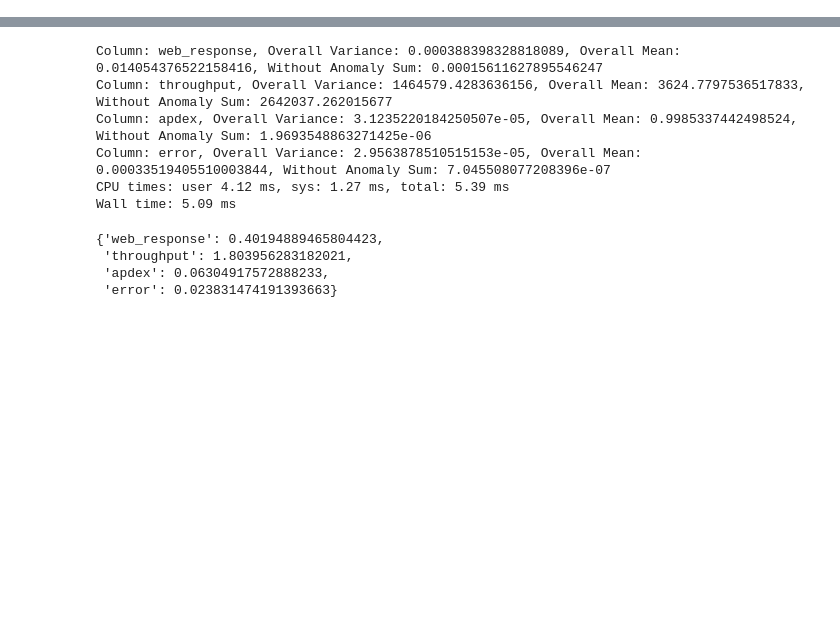
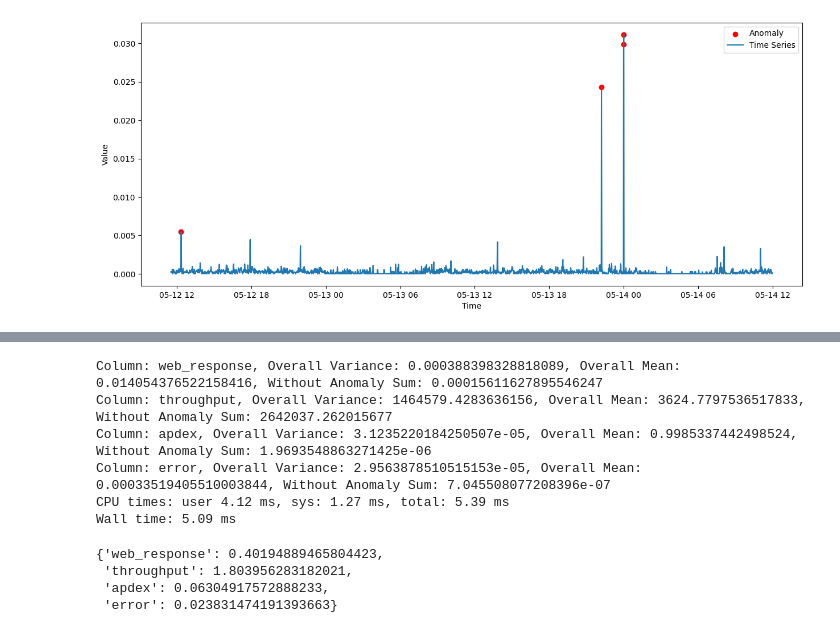
Before and after one commit to REU-DS-CLUB/redlab_hack, a Jupyter notebook: models.ipynb, the cells around one changed output, grey strips where cells are left out. Cells and saved outputs as stored; diff of their text form; code cells hidden in the pictures; blank space fills up the shorter version.

```diff
--- a/models.ipynb
+++ b/models.ipynb
@@ -40,11 +98,11 @@ def calculate_weight(anomaly_dict: dict[str, pd.DataFrame], start: datetime, end
 # %%
-start_str = "2024-04-26 11:32:00"
-end_str = "2024-04-28 11:58:00"
+start_str = "2024-05-12 11:32:00"
+end_str = "2024-05-14 11:58:00"
 date_format = "%Y-%m-%d %H:%M:%S"
 
 start_obj = datetime.strptime(start_str, date_format)
 end_obj = datetime.strptime(end_str, date_format)
 
-res = ml(data, start_obj, end_obj, column_names=["web_response", "throughput", "apdex", "error"])
+res = ml(data, start_obj, end_obj)
 # %% [output]
 [Parallel(n_jobs=2)]: Using backend LokyBackend with 2 concurrent workers.
@@ -51,0 +114,2 @@ res = ml(data, start_obj, end_obj, column_names=["web_response", "throughput", "
+# %%
+df = res["error"]
@@ -51,0 +132,23 @@ res = ml(data, start_obj, end_obj, column_names=["web_response", "throughput", "
+# %%
+import matplotlib.pyplot as plt
+
+# Создаем график
+plt.figure(figsize=(15, 6))
+
+# Отмечаем аномалии красными точками
+plt.scatter(df['time'][df['labels'] == 1], df['value'][df['labels'] == 1], color='red', label='Anomaly')
+
+# Строим временной ряд
+plt.plot(df['time'], df['value'], label='Time Series')
+
+# Добавляем легенду
+plt.legend()
+
+# Добавляем названия осей
+plt.xlabel('Time')
+plt.ylabel('Value')
+
+# Отображаем график
+plt.show()
+# %% [output]
+[figure, added]
```
Also changed, not shown: parts of 11 cells of this notebook, 1 other file.
